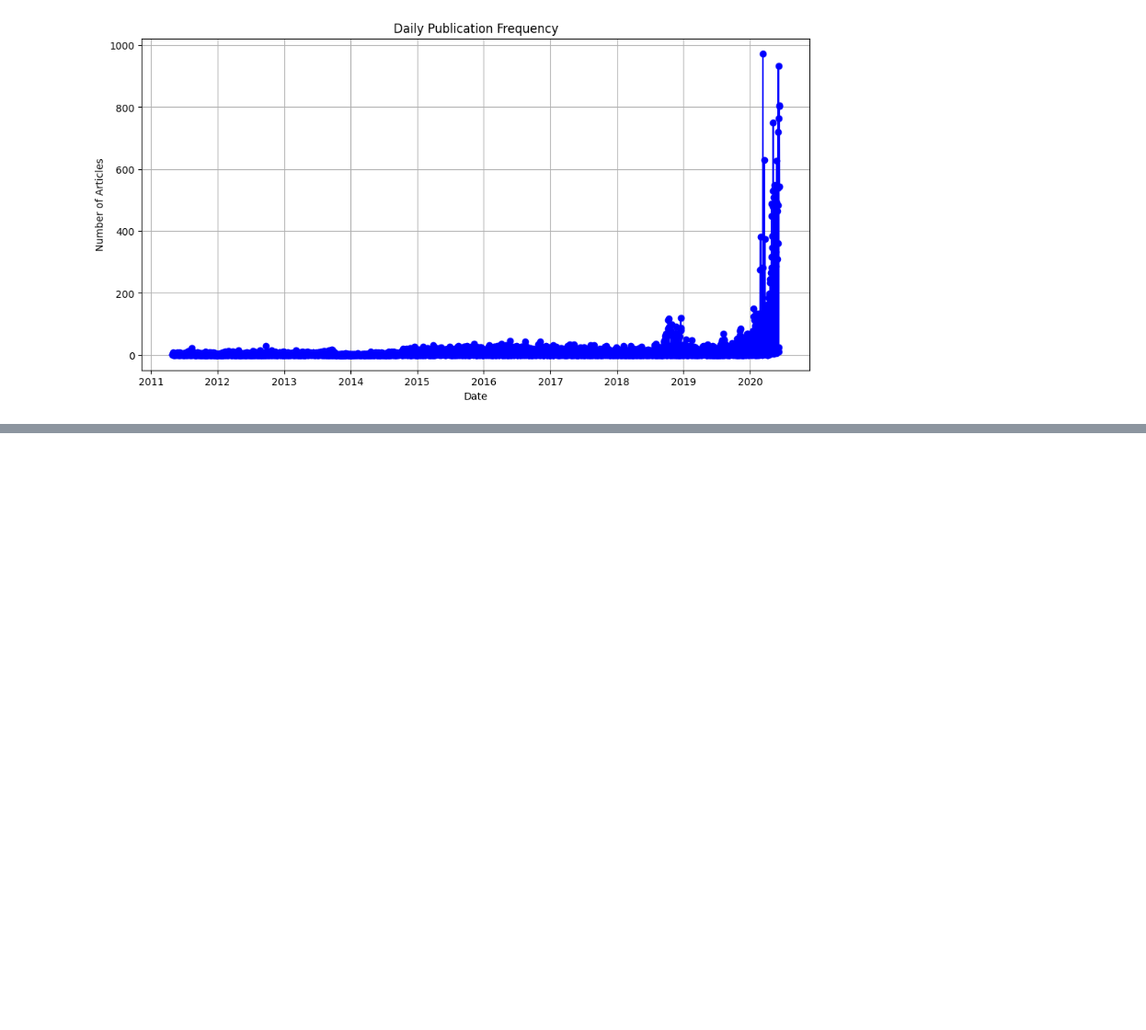
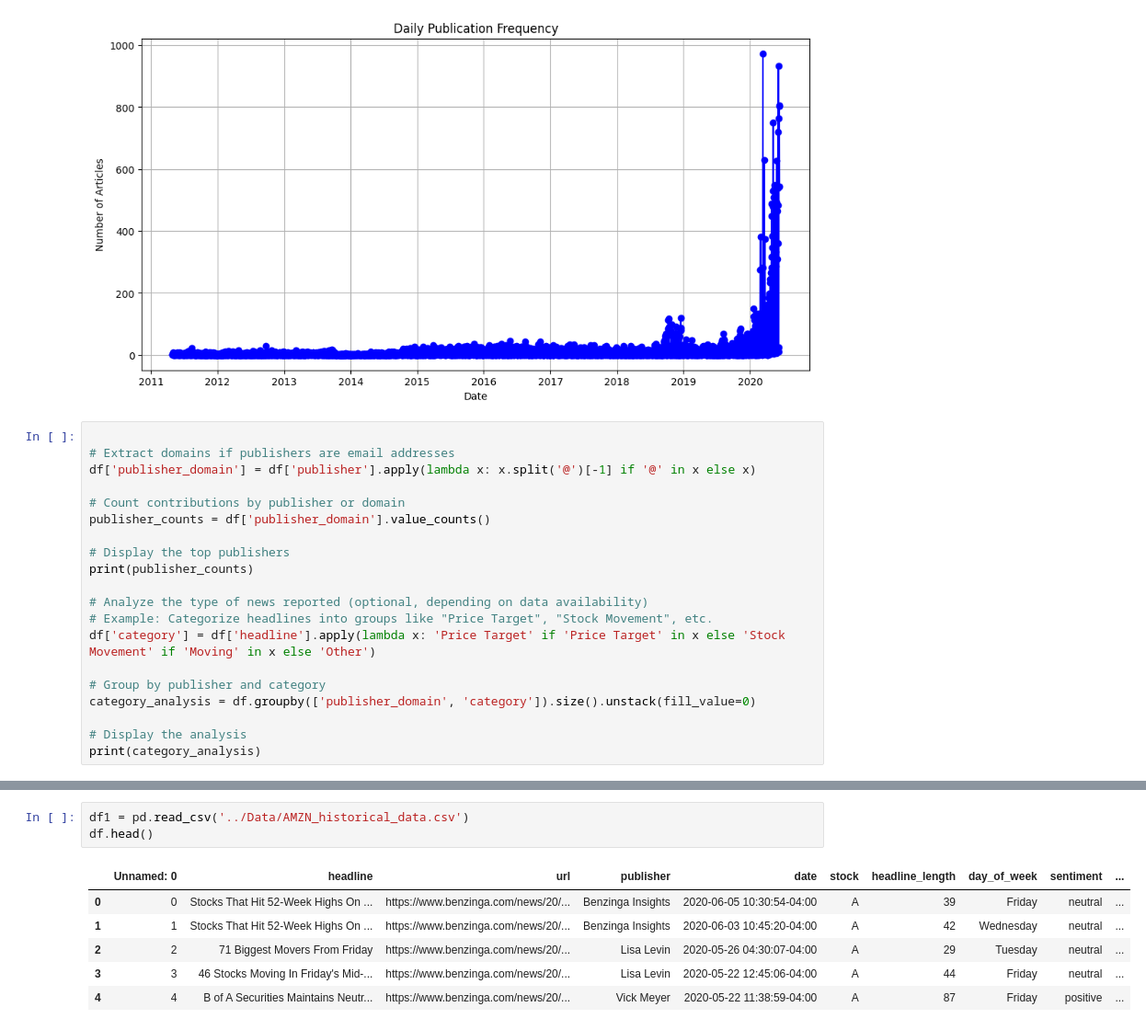
Before and after one commit to Ofgeha-Gelana/Nova-Financial-Solution, a Jupyter notebook: notebooks/eda.ipynb, the cells around one changed output, grey strips where cells are left out. Shown: that part at 92% size. Saved outputs shown, nothing was run; the diff lists cells and outputs as text; blank space fills up the shorter version.

```diff
--- a/notebooks/eda.ipynb
+++ b/notebooks/eda.ipynb
@@ -244,3 +244,23 @@ plt.grid(True)
 plt.show()
 # %% [output]
 [figure]
+# %%
+
+# Extract domains if publishers are email addresses
+df['publisher_domain'] = df['publisher'].apply(lambda x: x.split('@')[-1] if '@' in x else x)
+
+# Count contributions by publisher or domain
+publisher_counts = df['publisher_domain'].value_counts()
+
+# Display the top publishers
+print(publisher_counts)
+
+# Analyze the type of news reported (optional, depending on data availability)
+# Example: Categorize headlines into groups like "Price Target", "Stock Movement", etc.
+df['category'] = df['headline'].apply(lambda x: 'Price Target' if 'Price Target' in x else 'Stock Movement' if 'Moving' in x else 'Other')
+
+# Group by publisher and category
+category_analysis = df.groupby(['publisher_domain', 'category']).size().unstack(fill_value=0)
+
+# Display the analysis
+print(category_analysis)
@@ -246,0 +285,10 @@ plt.show()
+# %%
+df1 = pd.read_csv('../Data/AMZN_historical_data.csv')
+df.head()
+# %% [output]
+|  | Unnamed: 0 | headline | url | publisher | date | stock | headline_length | day_of_week | sentiment | ... |
+| 0 | 0 | Stocks That Hit 52-Week Highs On ... | https://www.benzinga.com/news/20/... | Benzinga Insights | 2020-06-05 10:30:54-04:00 | A | 39 | Friday | neutral | ... |
+| 1 | 1 | Stocks That Hit 52-Week Highs On ... | https://www.benzinga.com/news/20/... | Benzinga Insights | 2020-06-03 10:45:20-04:00 | A | 42 | Wednesday | neutral | ... |
+| 2 | 2 | 71 Biggest Movers From Friday | https://www.benzinga.com/news/20/... | Lisa Levin | 2020-05-26 04:30:07-04:00 | A | 29 | Tuesday | neutral | ... |
+| 3 | 3 | 46 Stocks Moving In Friday's Mid-... | https://www.benzinga.com/news/20/... | Lisa Levin | 2020-05-22 12:45:06-04:00 | A | 44 | Friday | neutral | ... |
+| 4 | 4 | B of A Securities Maintains Neutr... | https://www.benzinga.com/news/20/... | Vick Meyer | 2020-05-22 11:38:59-04:00 | A | 87 | Friday | positive | ... |
```
Also changed, not shown: parts of 3 cells of this notebook.
